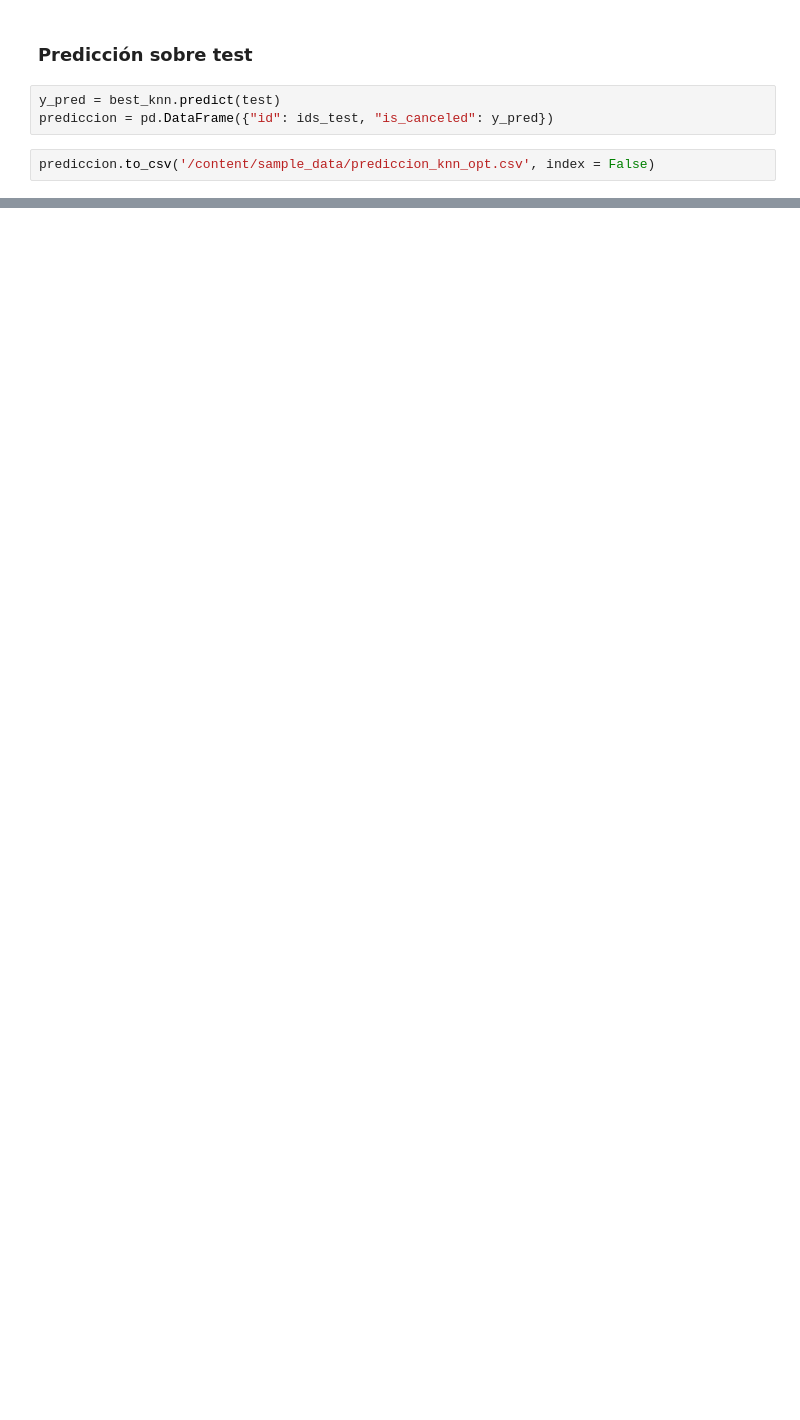
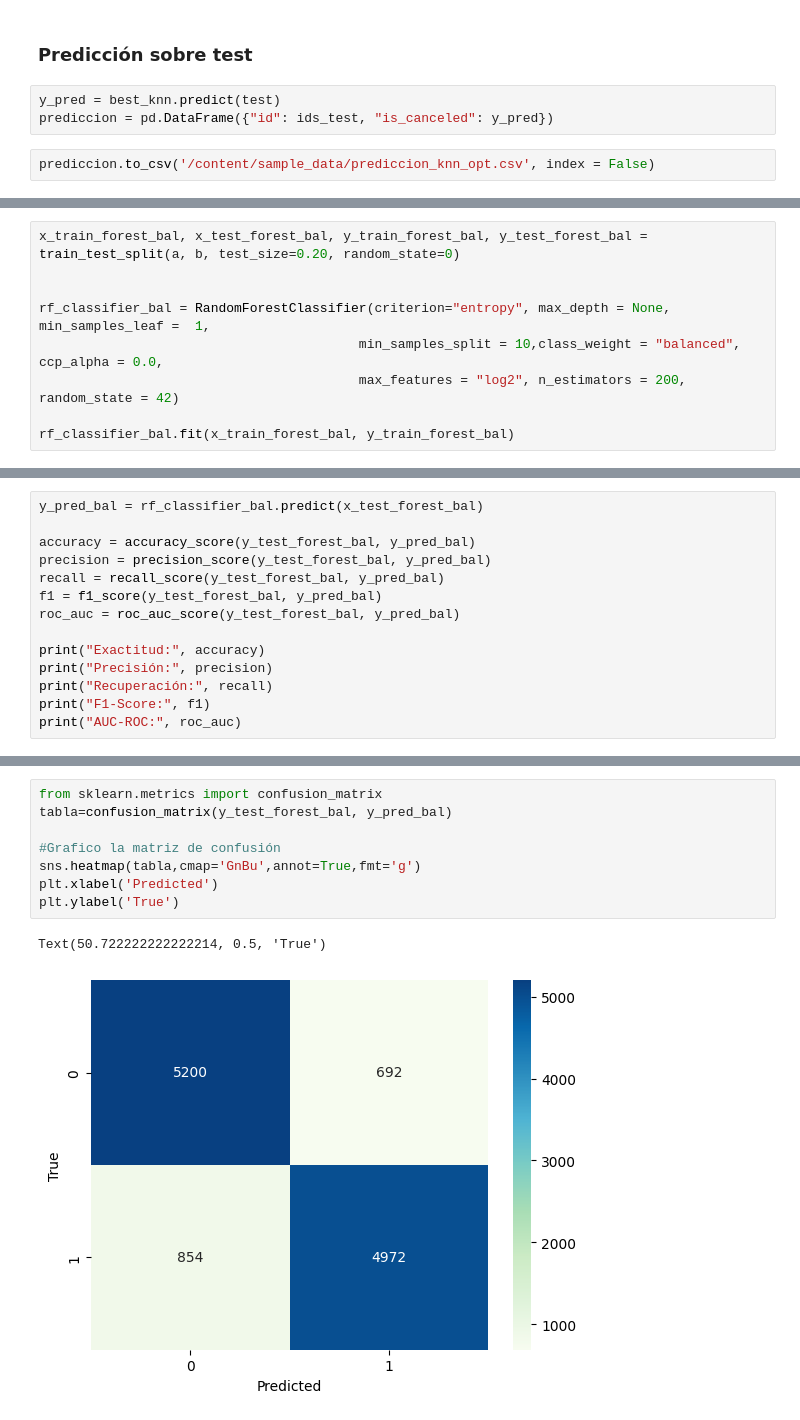
Before and after one commit to franmazzaro/7506R-2C2023-GRUPO39, a Jupyter notebook: 7506R_TP1_GRUPO39_CHP3_ENTREGA.ipynb, the cells around one changed output, grey strips where cells are left out. Drawn from its saved outputs; the diff is of its cells as text; blank space fills up the shorter version.

```diff
--- a/7506R_TP1_GRUPO39_CHP3_ENTREGA.ipynb
+++ b/7506R_TP1_GRUPO39_CHP3_ENTREGA.ipynb
@@ -196,0 +423,9 @@ prediccion.to_csv('/content/sample_data/prediccion_knn_opt.csv', index = False)
+# %%
+x_train_forest_bal, x_test_forest_bal, y_train_forest_bal, y_test_forest_bal = train_test_split(a, b, test_size=0.20, random_state=0)
+
+
+rf_classifier_bal = RandomForestClassifier(criterion="entropy", max_depth = None, min_samples_leaf =  1,
+                                         min_samples_split = 10,class_weight = "balanced", ccp_alpha = 0.0,
+                                         max_features = "log2", n_estimators = 200, random_state = 42)
+
+rf_classifier_bal.fit(x_train_forest_bal, y_train_forest_bal)
@@ -196,0 +436,14 @@ prediccion.to_csv('/content/sample_data/prediccion_knn_opt.csv', index = False)
+# %%
+y_pred_bal = rf_classifier_bal.predict(x_test_forest_bal)
+
+accuracy = accuracy_score(y_test_forest_bal, y_pred_bal)
+precision = precision_score(y_test_forest_bal, y_pred_bal)
+recall = recall_score(y_test_forest_bal, y_pred_bal)
+f1 = f1_score(y_test_forest_bal, y_pred_bal)
+roc_auc = roc_auc_score(y_test_forest_bal, y_pred_bal)
+
+print("Exactitud:", accuracy)
+print("Precisión:", precision)
+print("Recuperación:", recall)
+print("F1-Score:", f1)
+print("AUC-ROC:", roc_auc)
@@ -196,0 +456,11 @@ prediccion.to_csv('/content/sample_data/prediccion_knn_opt.csv', index = False)
+# %%
+from sklearn.metrics import confusion_matrix
+tabla=confusion_matrix(y_test_forest_bal, y_pred_bal)
+
+#Grafico la matriz de confusión
+sns.heatmap(tabla,cmap='GnBu',annot=True,fmt='g')
+plt.xlabel('Predicted')
+plt.ylabel('True')
+# %% [output]
+Text(50.722222222222214, 0.5, 'True')
+[figure, added]
```
Also changed, not shown: parts of 45 cells of this notebook.
